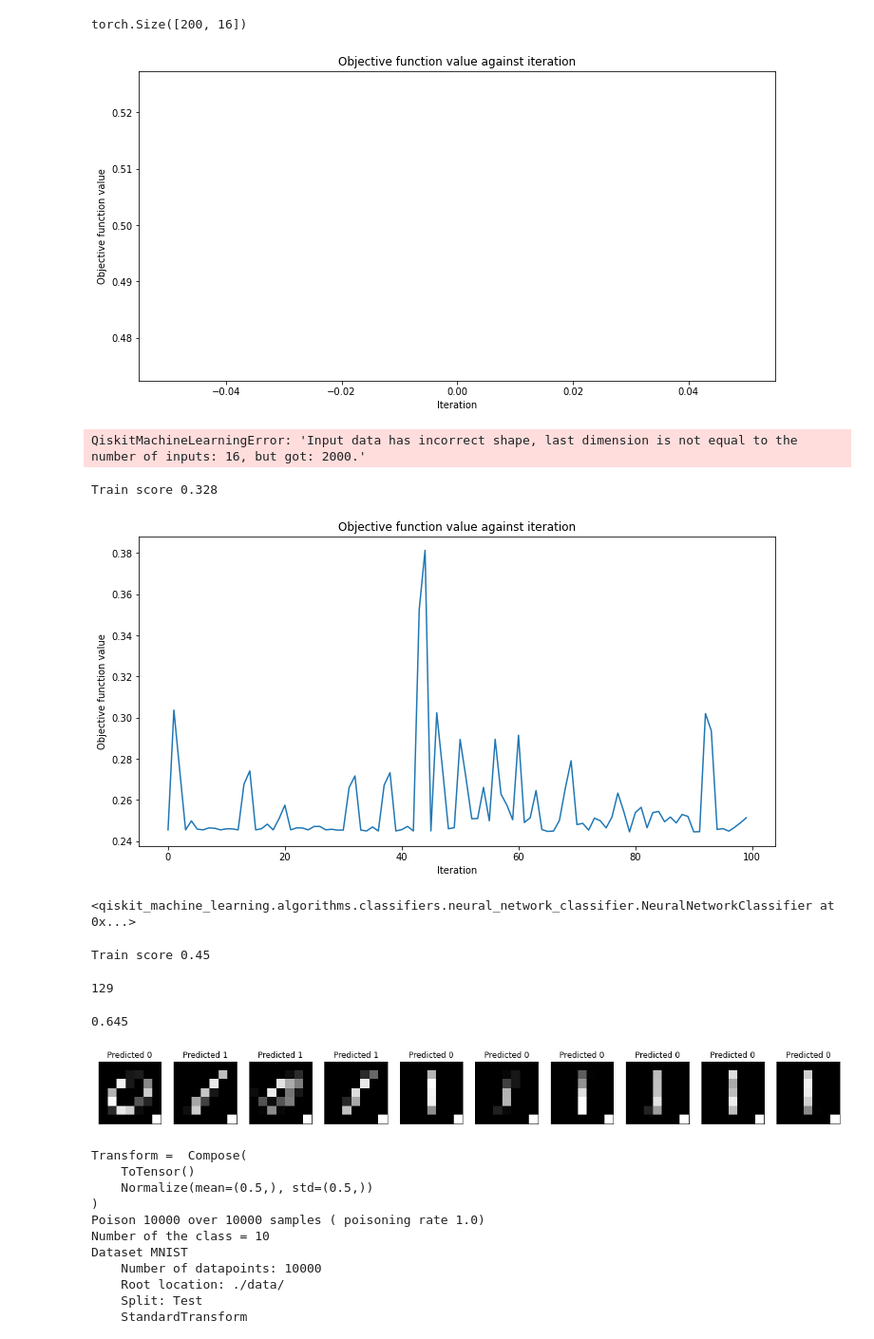
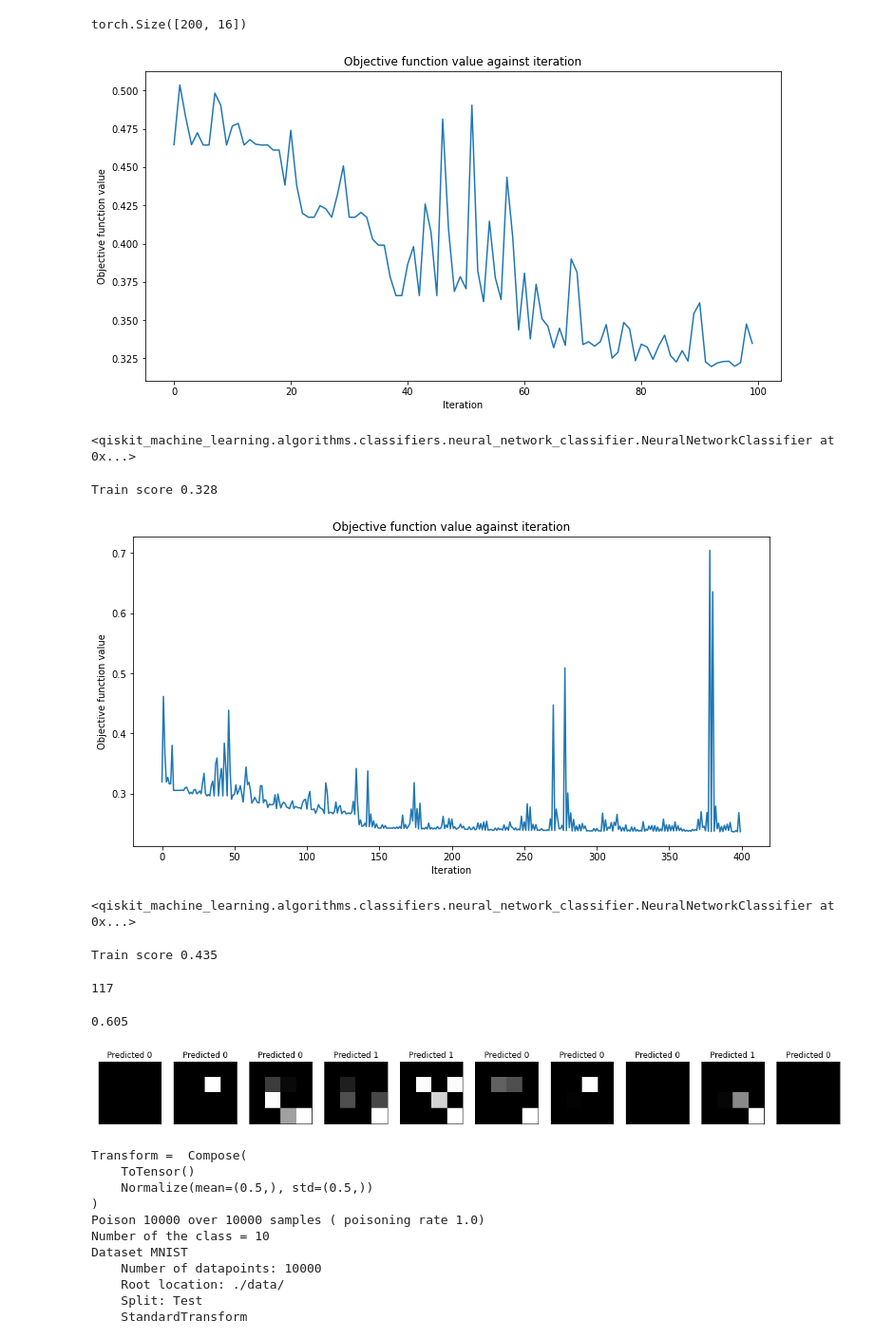
Before and after one commit to agrzheng/qiskit, a Jupyter notebook: qiskit-full.ipynb, the cells around one changed output. Shown: that part at 95% size. Saved outputs shown, nothing was run; the diff lists cells and outputs as text; code cells hidden in the pictures.

Commit message:
updated models

```diff
--- a/qiskit-full.ipynb
+++ b/qiskit-full.ipynb
@@ -306,7 +306,7 @@ torch.Size([200, 16])
 # print(X_train_flatten)
 classifier = NeuralNetworkClassifier(
     qnn,
-    optimizer=COBYLA(maxiter=1),  # Set max iterations here
+    optimizer=COBYLA(maxiter=100),  # Set max iterations here
     callback=callback_graph,
 )
 # x = np.asarray(X_train_flatten)
@@ -318,8 +318,8 @@ classifier.fit(X_train.data, X_train.targets)
 # score classifier
 # print(f"Accuracy from the train data : {np.round(100 * classifier.score(X_train.targets, X_train.targets), 2)}%")
 # %% [output]
-[figure, old version]
+[figure, new version]
-QiskitMachineLearningError: 'Input data has incorrect shape, last dimension is not equal to the number of inputs: 16, but got: 2000.'
+<qiskit_machine_learning.algorithms.classifiers.neural_network_classifier.NeuralNetworkClassifier at 0x...>
 # %%
 print("Train score", classifier.score(X_train.data, X_train.targets))
 # print("Test score ", classifier.score(test_features, test_labels))
@@ -330,21 +330,21 @@ classifier.save("mnist_quantum_classifier.model")
 # %%
-loaded_classifier = NeuralNetworkClassifier.load("mnist_quantum_classifier.model")
+loaded_classifier = NeuralNetworkClassifier.load("mnist_quantum_classifier_new.model")
 # %%
 loaded_classifier.warm_start = True
-loaded_classifier.optimizer = COBYLA(maxiter=100)
+loaded_classifier.optimizer = COBYLA(maxiter=400)
 # %%
 objective_func_vals = []
 plt.rcParams["figure.figsize"] = (12, 6)
 loaded_classifier.fit(X_train.data, X_train.targets)
 # %% [output]
-[figure, old version]
+[figure, new version]
 <qiskit_machine_learning.algorithms.classifiers.neural_network_classifier.NeuralNetworkClassifier at 0x...>
 # %%
 loaded_classifier.save("mnist_quantum_classifier.model")
 # %%
 print("Train score", loaded_classifier.score(X_train.data, X_train.targets))
 # %% [output]
-Train score 0.45
+Train score 0.435
 # %%
 total =0
 for x in range (0,len(X_train.targets.tolist())):
@@ -355,39 +355,39 @@ print(total)
 # print(loaded_classifier.predict(X_train.data[:20]))
 # print(X_train.targets[:20])
 # %% [output]
-129
+117
 # %%
 print(total/len(X_train.targets.tolist()))
 # %% [output]
-0.645
+0.605
 # %%
 n_samples_show = 10
 count = 0
 fig, axes = plt.subplots(nrows=1, ncols=n_samples_show, figsize=(20, 10))
 
 with no_grad():
     for batch_idx, (data, target) in enumerate(train_loader):
         if count == n_samples_show:
             break
         output = loaded_classifier.predict(torch.flatten(transforms.functional.resize(data,size = (4)) ,start_dim=1))
         if output == [1]:
             output = 1
         else:
             output = 0
         # if len(output.shape) == 1:
         #     output = output.reshape(1, *output.shape)
 
         # pred = output.argmax(dim=1, keepdim=True)
-        axes[count].imshow(transforms.functional.resize(data,size = (7))[0].numpy().squeeze(), cmap="gray")
+        axes[count].imshow(transforms.functional.resize(data,size = (4))[0].numpy().squeeze(), cmap="gray")
         # axes[count].imshow(data[0].numpy().squeeze(), cmap="gray")
 
         axes[count].set_xticks([])
         axes[count].set_yticks([])
         axes[count].set_title("Predicted {}".format(output))
 
         count += 1
 # %% [output]
-[figure, old version]
+[figure, new version]
 # %%
 n_samples = 50
 
```
Also changed, not shown: parts of 5 cells of this notebook, 2 other files.
